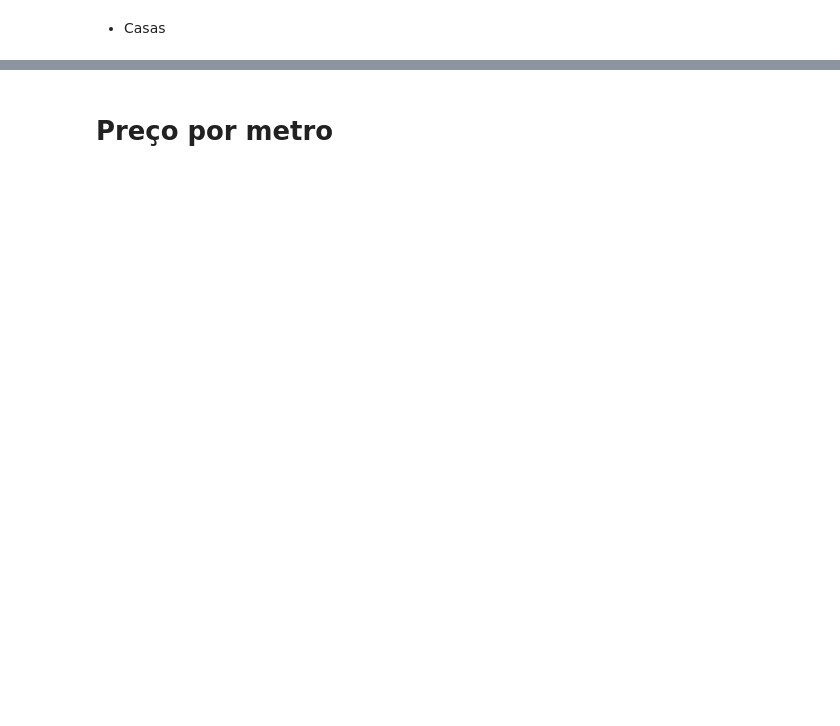
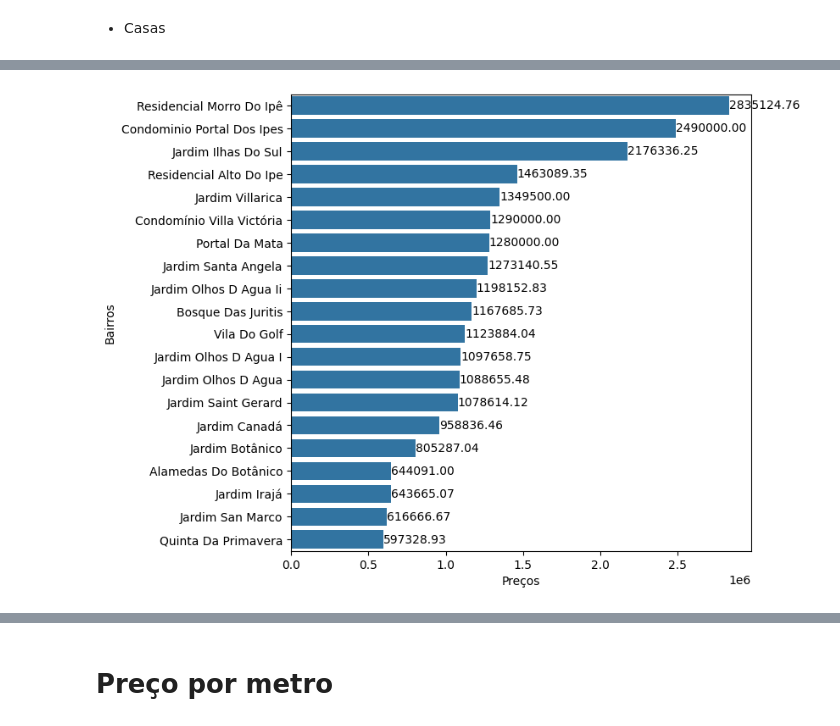
Before and after one commit to rodrigorocha1/web_scraping_casas, a Jupyter notebook: notebooks/analise_exploratoria.ipynb, the cells around one changed output, grey strips where cells are left out. Cells and saved outputs as stored; diff of their text form; code cells hidden in the pictures; blank space fills up the shorter version.

```diff
--- a/notebooks/analise_exploratoria.ipynb
+++ b/notebooks/analise_exploratoria.ipynb
@@ -198,0 +215,3 @@ Preço Minimo: 183000.0
+# %%
+base_apartamento_media_preco = base_apartamento.groupby('bairro')['precos'].mean().reset_index().sort_values(by='precos', ascending=False).head(20)
+base_apartamento_media_preco
@@ -198,0 +236,24 @@ Preço Minimo: 183000.0
+# %%
+import seaborn as sns
+import matplotlib.pyplot as plt
+
+plt.figure(figsize=(7, 7))
+
+sns.barplot(
+    data=base_apartamento_media_preco,
+    y='bairro',
+    x='precos',
+
+)
+
+
+plt.xlabel("Preços")
+plt.ylabel("Bairros")
+
+
+for index, value in enumerate(base_apartamento_media_preco['precos']):
+    plt.text(value, index, f'{value:.2f}', va='center')
+
+plt.show()
+# %% [output]
+[figure, added]
```
Also changed, not shown: parts of 45 cells of this notebook, 1 other file.
